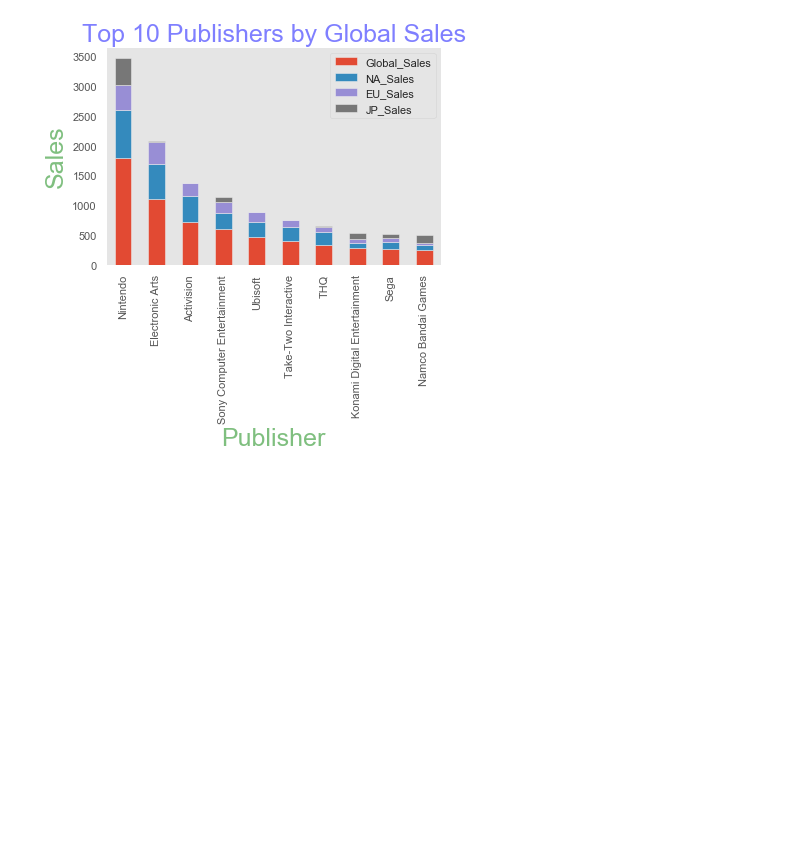
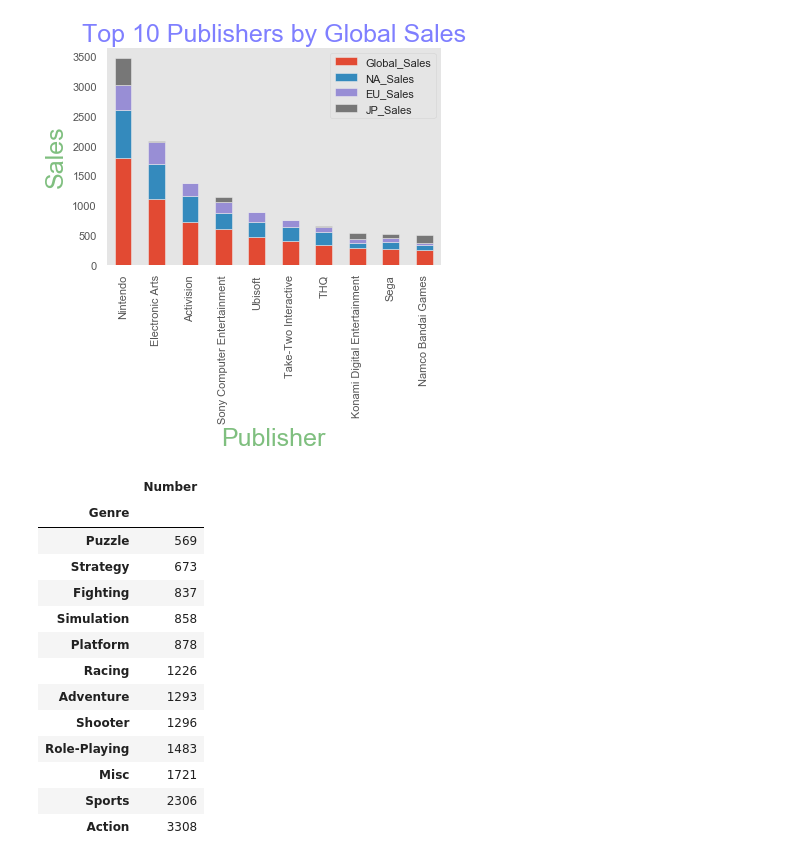
Before and after one commit to ankur-sri/ETL-project, a Jupyter notebook: Video_game_sale_data.ipynb, the cells around one changed output. Drawn from its saved outputs; the diff is of its cells as text; code cells hidden in the pictures; blank space fills up the shorter version.

```diff
--- a/Video_game_sale_data.ipynb
+++ b/Video_game_sale_data.ipynb
@@ -88,3 +83,22 @@ ax.set_ylabel('Sales', size=25, color='green', alpha=0.5)
 # %% [output]
 Text(0, 0.5, 'Sales')
 [figure]
+# %%
+games_by_genre = games.groupby('Genre').agg({'Genre':len})
+games_by_genre_df = games_by_genre.rename(columns={"Genre":"Number"}).sort_values(by='Number')
+games_by_genre_df
+# %% [output]
+|  | Number |
+| Genre |  |
+| Puzzle | 569 |
+| Strategy | 673 |
+| Fighting | 837 |
+| Simulation | 858 |
+| Platform | 878 |
+| Racing | 1226 |
+| Adventure | 1293 |
+| Shooter | 1296 |
+| Role-Playing | 1483 |
+| Misc | 1721 |
+| Sports | 2306 |
+| Action | 3308 |
```
Also changed, not shown: parts of 7 cells of this notebook.
